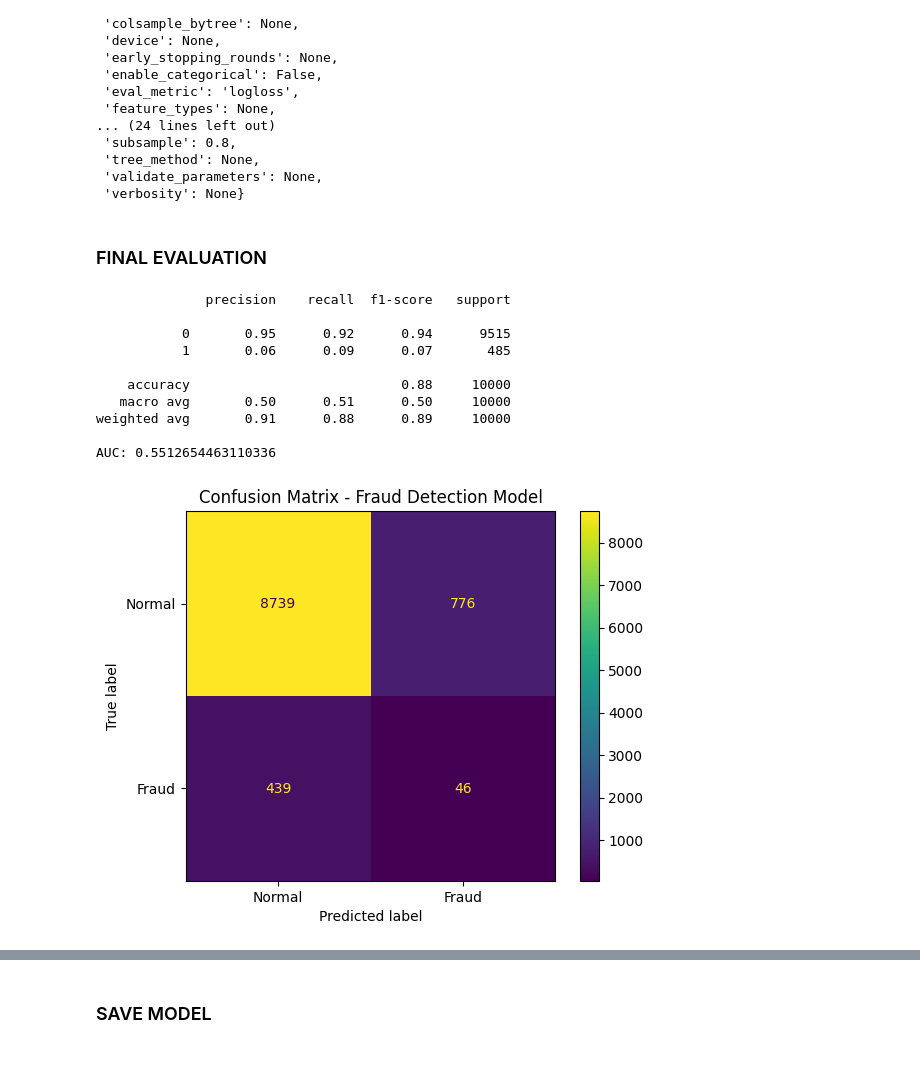
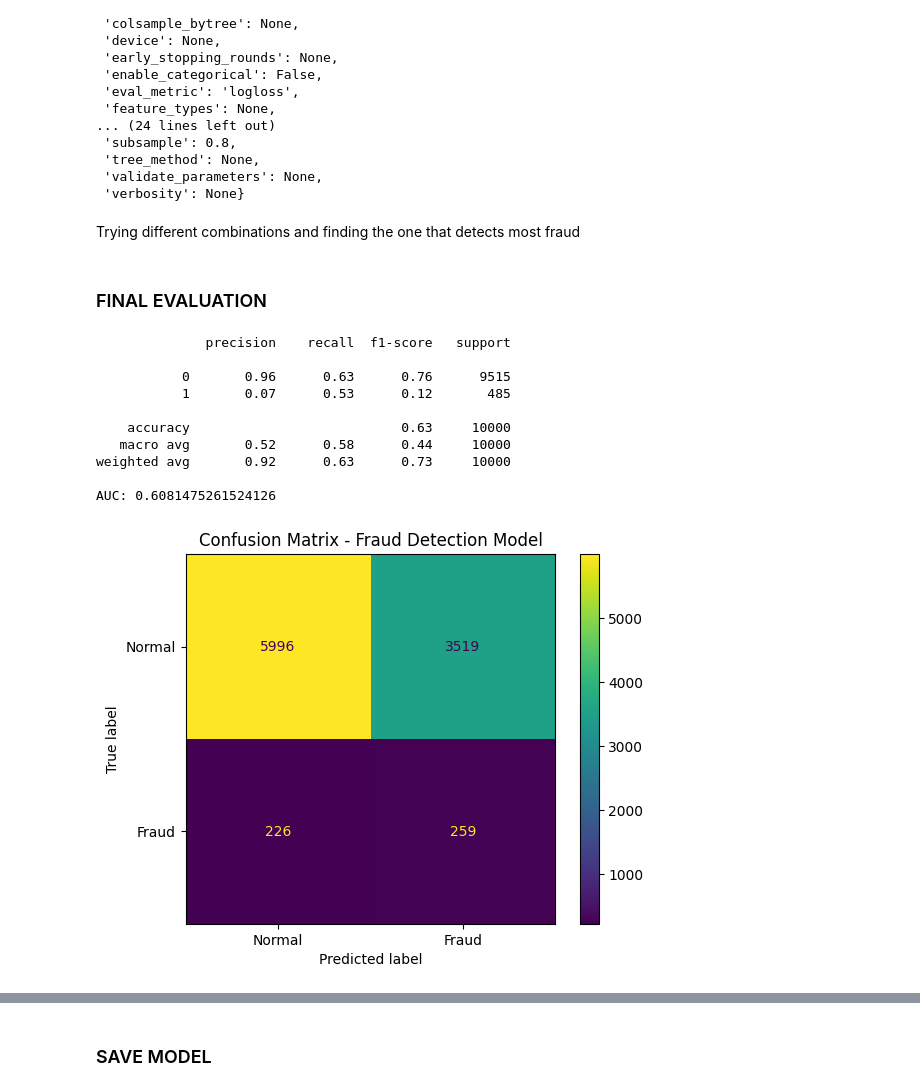
Before and after one commit to MercyMburu/Capstone_Project_ML1, a Jupyter notebook: fraud_detection.ipynb, the cells around one changed output, grey strips where cells are left out. Drawn from its saved outputs; the diff is of its cells as text; code cells hidden in the pictures; blank space fills up the shorter version.

```diff
--- a/fraud_detection.ipynb
+++ b/fraud_detection.ipynb
@@ -512,6 +570,8 @@ scaler = StandardScaler()
 
 X_res_scaled = scaler.fit_transform(X_res)
 X_test_scaled = scaler.transform(X_test)
+# %%
+X_test_scaled = pd.DataFrame(X_test_scaled, columns=X_train.columns)
 # %% [markdown]
 StandardScaler applied after SMOTE to prevent data leakage.
 # %% [markdown]
@@ -638,18 +652,3 @@ print(f"Mean Fbeta score: {scores.mean()}")
 # %% [output]
 Cross-validated Fbeta scores: [0.78352628 0.94704228 0.94527796 0.94603664 0.94766197]
 Mean Fbeta score: 0.9139090259793672
-# %%
-from xgboost import XGBClassifier
-
-xgb = XGBClassifier(
-    n_estimators=300,
-    max_depth=6,
-    learning_rate=0.05,
-    subsample=0.8,
-    scale_pos_weight=len(y_train)/sum(y_train),
-    random_state=42,
-    eval_metric='logloss'
-)
-
-# FIT the model
-xgb.fit(X_res_scaled, y_res)
@@ -671,9 +655,3 @@ THRESHOLD TUNING
-# %%
-# Get predicted probability of fraud
-y_prob = xgb.predict_proba(X_test_scaled)[:,1]
-
-# Lower threshold if you want to catch more fraud
-y_pred = (y_prob > 0.3).astype(int)
 # %% [markdown]
 ### MODEL EVALUATION
 # %% [markdown]
@@ -794,57 +764,59 @@ xgb.get_params()
 from sklearn.model_selection import GridSearchCV
 
 param_grid = {
-    'n_estimators': [200, 300],
-    'max_depth': [4, 6],
-    'learning_rate': [0.05, 0.1],
-    'subsample': [0.8, 1.0]
+    'n_estimators':[100,200],
+    'max_depth':[8,12],
+    'min_samples_split':[2,5],
+    'min_samples_leaf':[1,2]
 }
 
 grid = GridSearchCV(
-    XGBClassifier(eval_metric='logloss', random_state=42),
+    RandomForestClassifier(random_state=42),
     param_grid,
-    scoring='roc_auc',
-    cv=5,
+    scoring='recall',   # focus on fraud detection
+    cv=3,
     n_jobs=-1
 )
 
 grid.fit(X_res, y_res)
 
-best_model = grid.best_estimator_
+best_rf = grid.best_estimator_
+# %% [markdown]
+Trying different combinations and finding the one that detects most fraud
 # %% [markdown]
 ### FINAL EVALUATION
 # %%
 from sklearn.metrics import confusion_matrix, ConfusionMatrixDisplay
 
-y_pred = best_model.predict(X_test_scaled)
-y_prob = best_model.predict_proba(X_test_scaled)[:,1]
+y_pred = best_rf.predict(X_test_scaled)
+y_prob = best_rf.predict_proba(X_test_scaled)[:,1]
 
 print(classification_report(y_test, y_pred))
 
 # AUC
 from sklearn.metrics import roc_auc_score
 print("AUC:", roc_auc_score(y_test, y_prob))
 
 # Confusion Matrix
 cm = confusion_matrix(y_test, y_pred)
 
 disp = ConfusionMatrixDisplay(
     confusion_matrix=cm,
     display_labels=["Normal", "Fraud"]
 )
 
 disp.plot()
 plt.title("Confusion Matrix - Fraud Detection Model")
 plt.show()
 # %% [output]
               precision    recall  f1-score   support
 
-           0       0.95      0.92      0.94      9515
-           1       0.06      0.09      0.07       485
+           0       0.96      0.63      0.76      9515
+           1       0.07      0.53      0.12       485
 
-    accuracy                           0.88     10000
-   macro avg       0.50      0.51      0.50     10000
-weighted avg       0.91      0.88      0.89     10000
+    accuracy                           0.63     10000
+   macro avg       0.52      0.58      0.44     10000
+weighted avg       0.92      0.63      0.73     10000
 
-AUC: 0.5512654463110336
+AUC: 0.6081475261524126
-[figure, old version]
+[figure, new version]
```
Also changed, not shown: parts of 24 cells of this notebook, 1 other file.
